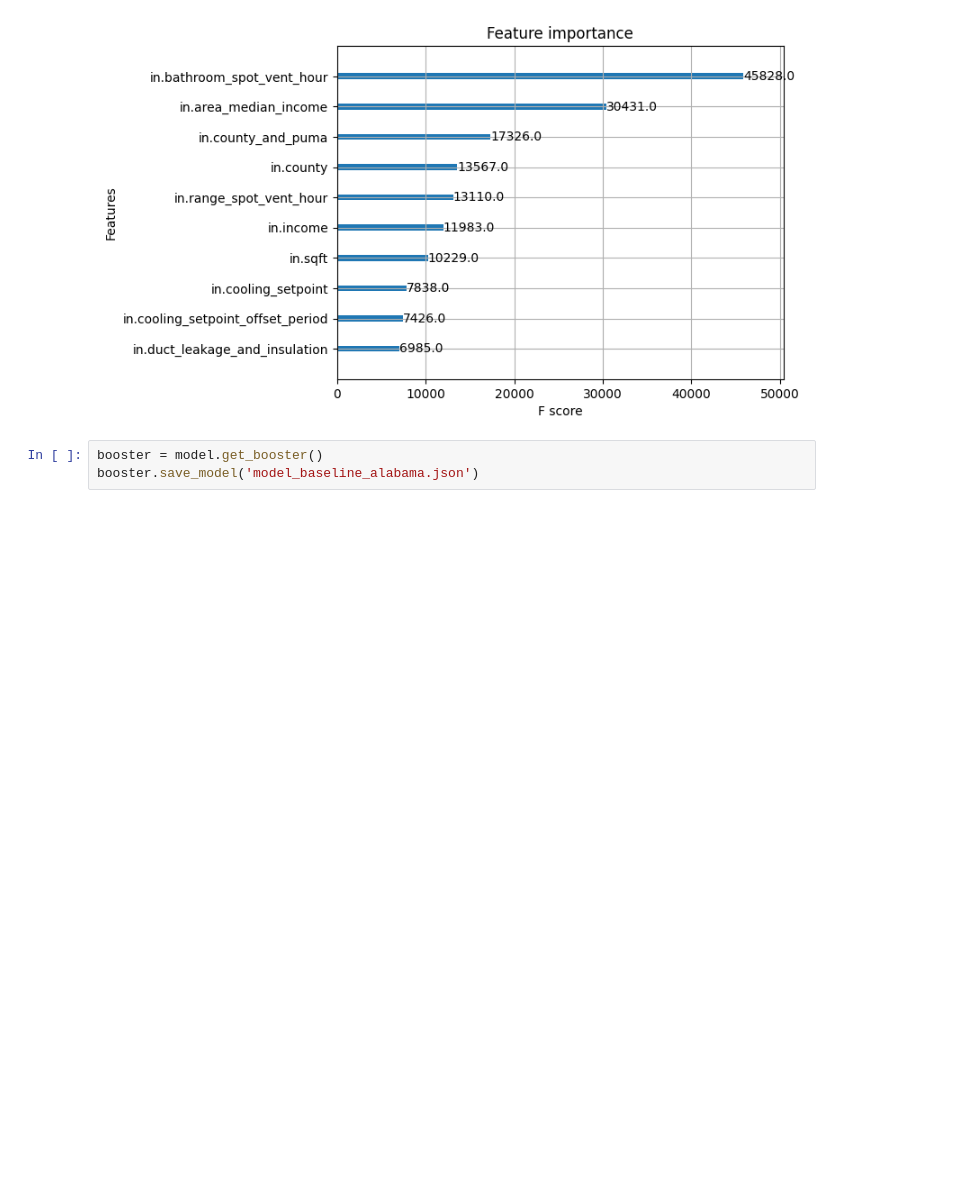
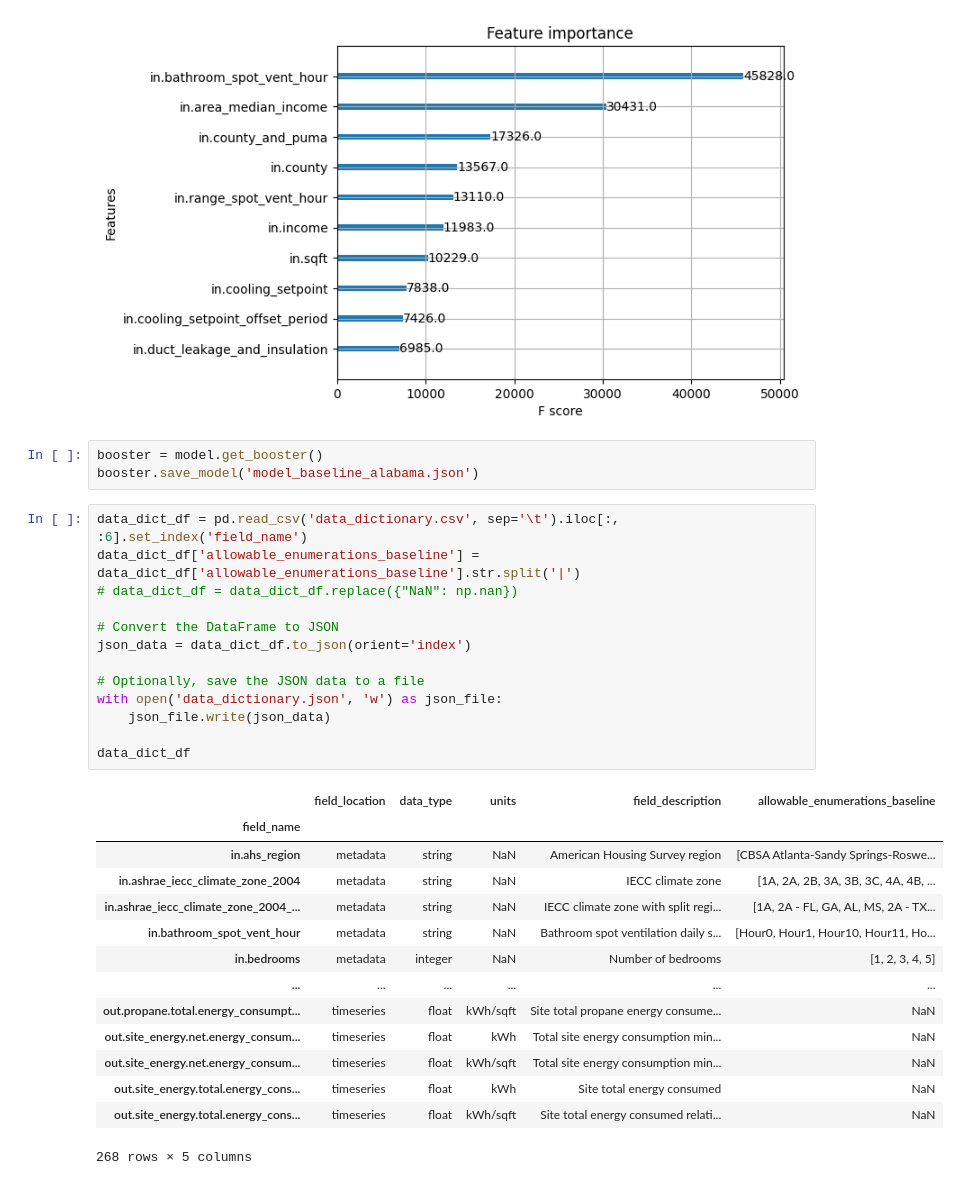
Before and after one commit to CaseyMOwen/MSDSCapstone, a Jupyter notebook: access_data.ipynb, the cells around one changed output. Drawn from its saved outputs; the diff is of its cells as text; blank space fills up the shorter version.

Commit message:
Proof of concept site

```diff
--- a/access_data.ipynb
+++ b/access_data.ipynb
@@ -186,3 +186,31 @@ plot_importance(model, max_num_features=10) # top 10 most important features
 # %%
 booster = model.get_booster()
 booster.save_model('model_baseline_alabama.json')
+# %%
+data_dict_df = pd.read_csv('data_dictionary.csv', sep='\t').iloc[:, :6].set_index('field_name')
+data_dict_df['allowable_enumerations_baseline'] = data_dict_df['allowable_enumerations_baseline'].str.split('|')
+# data_dict_df = data_dict_df.replace({"NaN": np.nan})
+
+# Convert the DataFrame to JSON
+json_data = data_dict_df.to_json(orient='index')
+
+# Optionally, save the JSON data to a file
+with open('data_dictionary.json', 'w') as json_file:
+    json_file.write(json_data)
+
+data_dict_df
+# %% [output]
+|  | field_location | data_type | units | field_description | allowable_enumerations_baseline |
+| field_name |  |  |  |  |  |
+| in.ahs_region | metadata | string | NaN | American Housing Survey region | [CBSA Atlanta-Sandy Springs-Roswe... |
+| in.ashrae_iecc_climate_zone_2004 | metadata | string | NaN | IECC climate zone | [1A, 2A, 2B, 3A, 3B, 3C, 4A, 4B, ... |
+| in.ashrae_iecc_climate_zone_2004_... | metadata | string | NaN | IECC climate zone with split regi... | [1A, 2A - FL, GA, AL, MS, 2A - TX... |
+| in.bathroom_spot_vent_hour | metadata | string | NaN | Bathroom spot ventilation daily s... | [Hour0, Hour1, Hour10, Hour11, Ho... |
+| in.bedrooms | metadata | integer | NaN | Number of bedrooms | [1, 2, 3, 4, 5] |
+| ... | ... | ... | ... | ... | ... |
+| out.propane.total.energy_consumpt... | timeseries | float | kWh/sqft | Site total propane energy consume... | NaN |
+| out.site_energy.net.energy_consum... | timeseries | float | kWh | Total site energy consumption min... | NaN |
+| out.site_energy.net.energy_consum... | timeseries | float | kWh/sqft | Total site energy consumption min... | NaN |
+| out.site_energy.total.energy_cons... | timeseries | float | kWh | Site total energy consumed | NaN |
+| out.site_energy.total.energy_cons... | timeseries | float | kWh/sqft | Site total energy consumed relati... | NaN |
+268 rows × 5 columns
```
Also changed, not shown: parts of 1 cell of this notebook, 7 other files.
